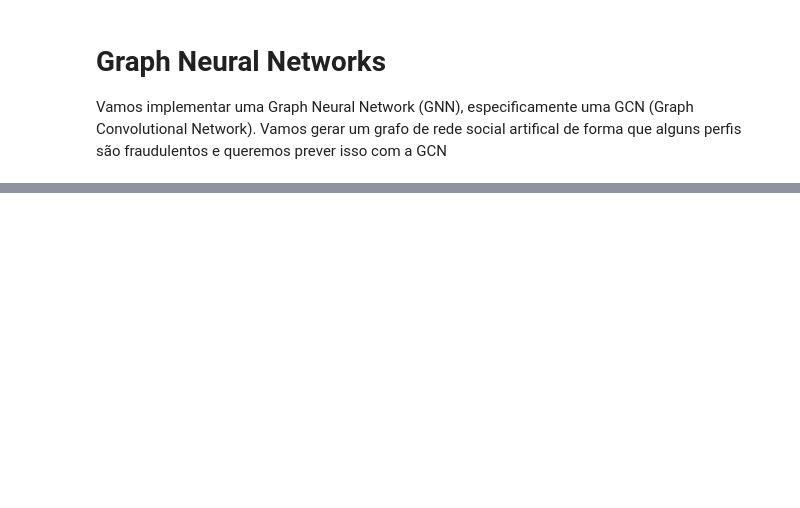
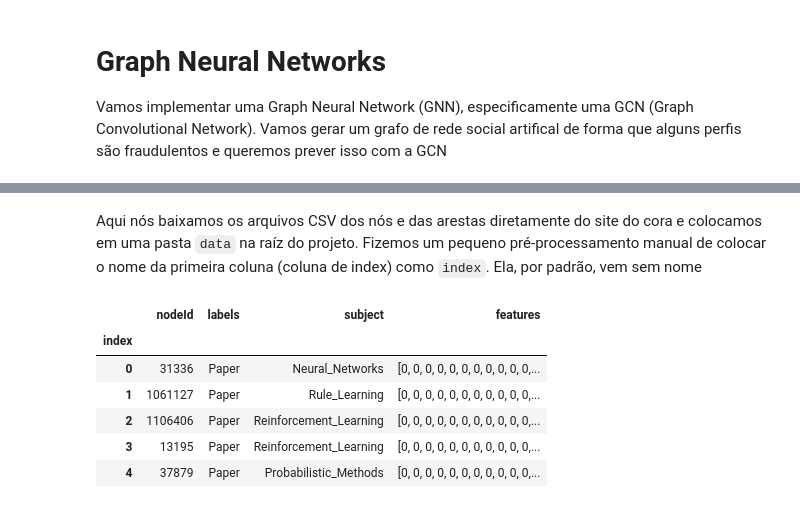
Before and after one commit to jaopredo/machine-learning, a Jupyter notebook: notebooks/graph/gcn.ipynb, the cells around one changed output, grey strips where cells are left out. Drawn from its saved outputs; the diff is of its cells as text; code cells hidden in the pictures; blank space fills up the shorter version.

```diff
--- a/notebooks/graph/gcn.ipynb
+++ b/notebooks/graph/gcn.ipynb
@@ -6,15 +6,14 @@ import networkx as nx
 import numpy as np
 import pandas as pd
 import torch
-from sklearn.preprocessing import StandardScaler
 import sys
 from pathlib import Path
+import matplotlib.pyplot as plt
+import ast
+from sklearn.metrics import confusion_matrix
 
-root = Path().resolve().parent
+root = Path().resolve().parent.parent
 if str(root) not in sys.path:
     sys.path.insert(0, str(root))
 
-from functions import Identity, LeakyReLU, BinaryCrossEntropyWithLogitsLoss
-
-device = torch.device('cuda' if torch.cuda.is_available() else 'cpu')
-print(device)
+device = torch.device("cuda:0" if torch.cuda.is_available() else "cpu")
@@ -496,0 +28,2 @@ mlp = MultilayerPerceptron(
+# %% [markdown]
+Aqui nós baixamos os arquivos CSV dos nós e das arestas diretamente do site do cora e colocamos em uma pasta `data` na raíz do projeto. Fizemos um pequeno pré-processamento manual de colocar o nome da primeira coluna (coluna de index) como `index`. Ela, por padrão, vem sem nome
@@ -496,0 +32,10 @@ mlp = MultilayerPerceptron(
+# %%
+nodelist.head()
+# %% [output]
+|  | nodeId | labels | subject | features |
+| index |  |  |  |  |
+| 0 | 31336 | Paper | Neural_Networks | [0, 0, 0, 0, 0, 0, 0, 0, 0, 0, 0,... |
+| 1 | 1061127 | Paper | Rule_Learning | [0, 0, 0, 0, 0, 0, 0, 0, 0, 0, 0,... |
+| 2 | 1106406 | Paper | Reinforcement_Learning | [0, 0, 0, 0, 0, 0, 0, 0, 0, 0, 0,... |
+| 3 | 13195 | Paper | Reinforcement_Learning | [0, 0, 0, 0, 0, 0, 0, 0, 0, 0, 0,... |
+| 4 | 37879 | Paper | Probabilistic_Methods | [0, 0, 0, 0, 0, 0, 0, 0, 0, 0, 0,... |
```
Also changed, not shown: parts of 29 cells of this notebook, 11 other files.
